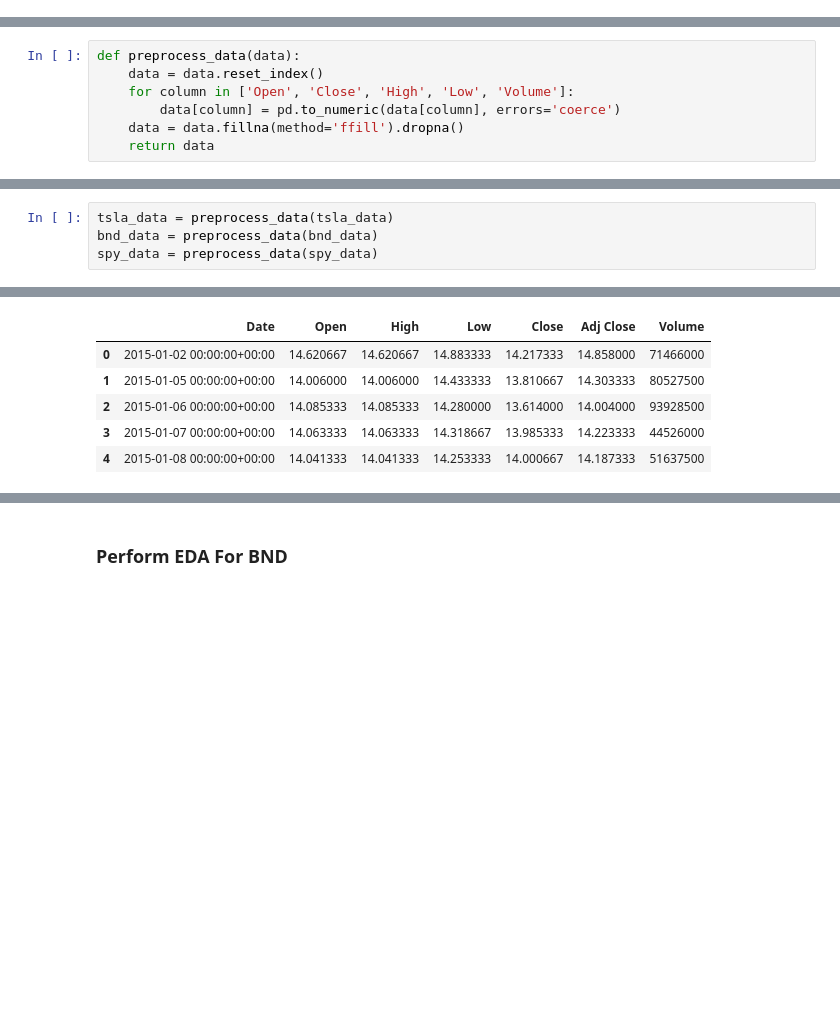
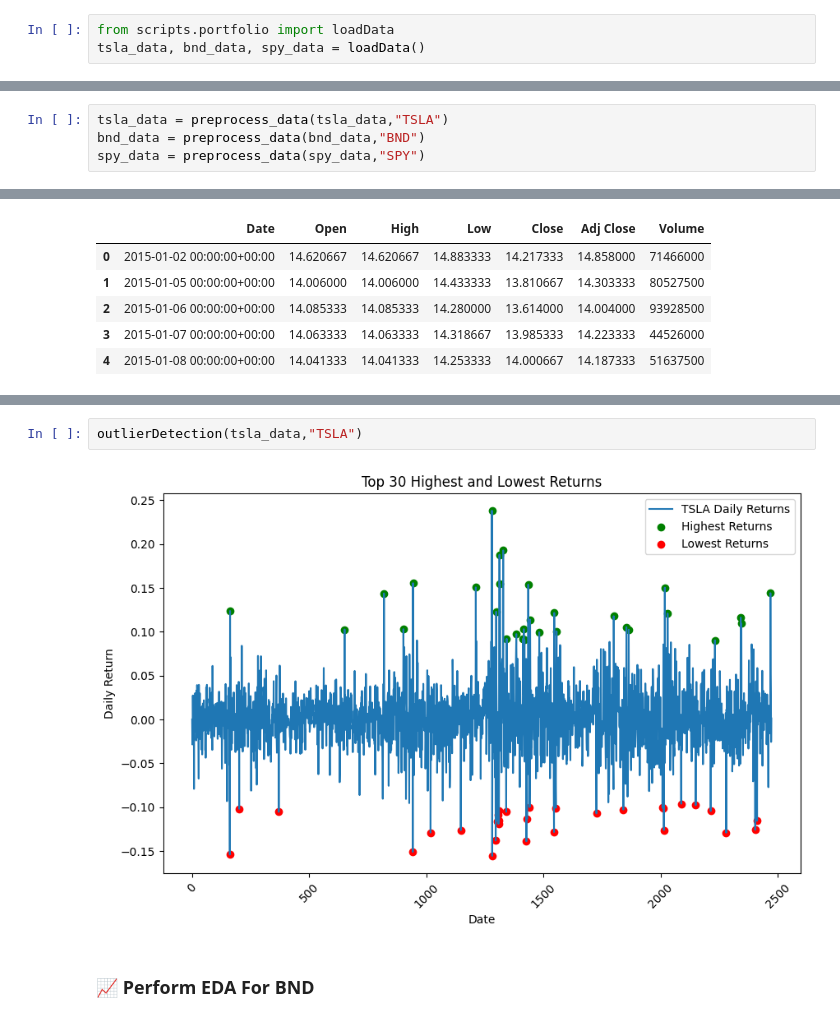
Before and after one commit to GuleWako/Time-Series-Forecasting-for-Portfolio-Management, a Jupyter notebook: notebooks/portfolioManagement.ipynb, the cells around one changed output, grey strips where cells are left out. Drawn from its saved outputs; the diff is of its cells as text; blank space fills up the shorter version.

```diff
--- a/notebooks/portfolioManagement.ipynb
+++ b/notebooks/portfolioManagement.ipynb
@@ -50,0 +31,3 @@ spy_data = data_frames["SPY"]
+# %%
+from scripts.portfolio import loadData
+tsla_data, bnd_data, spy_data = loadData()
@@ -110,7 +231,0 @@ spy_data.head(spy_data.size)
-# %%
-def preprocess_data(data):
-    data = data.reset_index()
-    for column in ['Open', 'Close', 'High', 'Low', 'Volume']:
-        data[column] = pd.to_numeric(data[column], errors='coerce')
-    data = data.fillna(method='ffill').dropna()
-    return data
@@ -119,4 +236,4 @@ def preprocess_data(data):
 # %%
-tsla_data = preprocess_data(tsla_data)
-bnd_data = preprocess_data(bnd_data)
-spy_data = preprocess_data(spy_data)
+tsla_data = preprocess_data(tsla_data,"TSLA")
+bnd_data = preprocess_data(bnd_data,"BND")
+spy_data = preprocess_data(spy_data,"SPY")
@@ -224,5 +309,9 @@ Sharpe Ratio for TSLA: 0.8152411200617222
+# %%
+outlierDetection(tsla_data,"TSLA")
+# %% [output]
+[figure, added]
 # %% [markdown]
-### Perform EDA For BND
+### 📈 Perform EDA For BND
 # %%
 perform_eda(bnd_data, 'BND')
 # %% [output]
```
Also changed, not shown: parts of 44 cells of this notebook, 1 other file.
